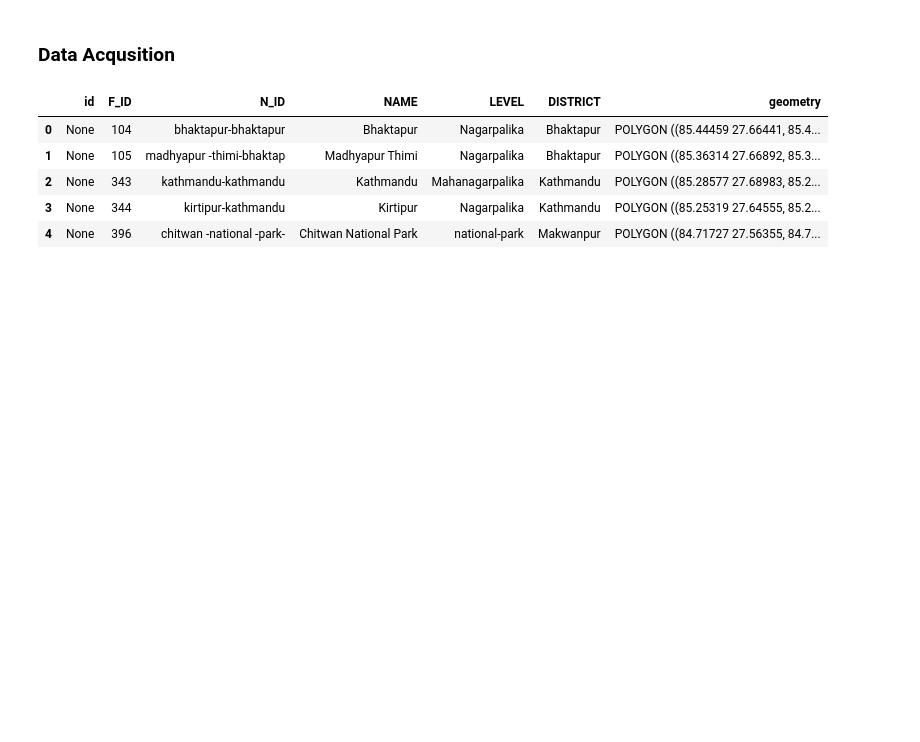
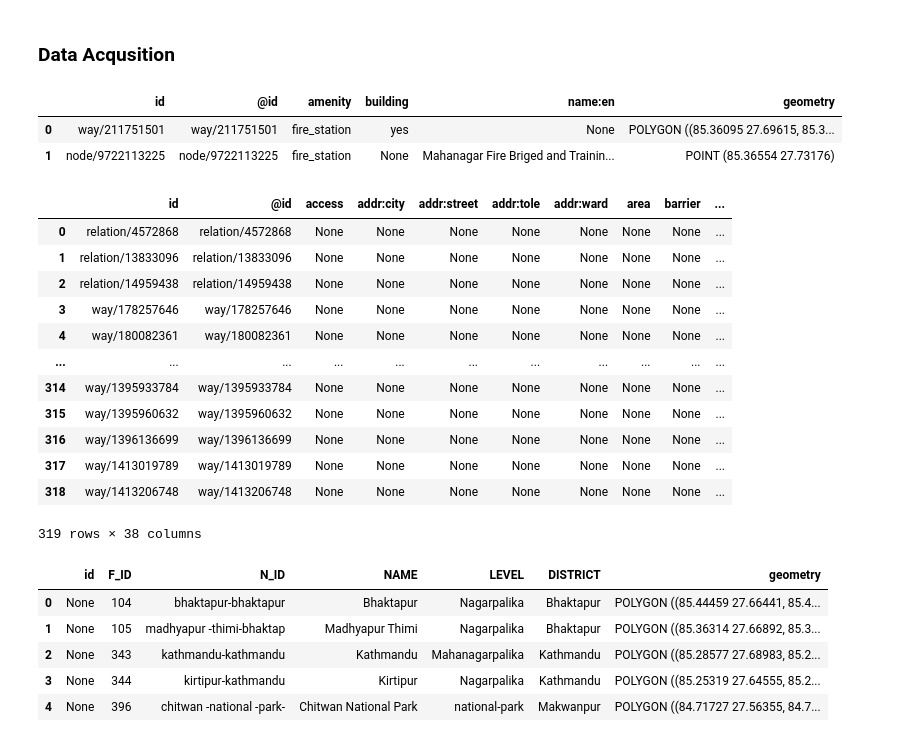
Before and after one commit to junggeyy/gis-notebooks, a Jupyter notebook: site_suitability_analysis.ipynb, the cells around one changed output. Drawn from its saved outputs; the diff is of its cells as text; code cells hidden in the pictures; blank space fills up the shorter version.

```diff
--- a/site_suitability_analysis.ipynb
+++ b/site_suitability_analysis.ipynb
@@ -22,10 +22,38 @@ data_path = '/content/drive/MyDrive/project_srcs/site-suitability-analysis/data'
 boundary_file = 'nepal-municipalities.geojson'
 roads_file = 'kmc-drivable-roads.geojson'
 dem_file = 'ktm-dem.tif'
+landuse_file = 'ktm-landuse.geojson'
+firestation_file = 'ktm-fire-stations.geojson'
 
 boundary_path = os.path.join(data_path, boundary_file)
 roads_path = os.path.join(data_path, roads_file)
 dem_path = os.path.join(data_path, dem_file)
+landuse_path = os.path.join(data_path, landuse_file)
+firestation_path = os.path.join(data_path, firestation_file)
+# %%
+ktm_firestation = gpd.read_file(firestation_path)
+ktm_firestation
+# %% [output]
+|  | id | @id | amenity | building | name:en | geometry |
+| 0 | way/211751501 | way/211751501 | fire_station | yes | None | POLYGON ((85.36095 27.69615, 85.3... |
+| 1 | node/9722113225 | node/9722113225 | fire_station | None | Mahanagar Fire Briged and Trainin... | POINT (85.36554 27.73176) |
+# %%
+ktm_landuse = gpd.read_file(landuse_path)
+ktm_landuse
+# %% [output]
+|  | id | @id | access | addr:city | addr:street | addr:tole | addr:ward | area | barrier | ... |
+| 0 | relation/4572868 | relation/4572868 | None | None | None | None | None | None | None | ... |
+| 1 | relation/13833096 | relation/13833096 | None | None | None | None | None | None | None | ... |
+| 2 | relation/14959438 | relation/14959438 | None | None | None | None | None | None | None | ... |
+| 3 | way/178257646 | way/178257646 | None | None | None | None | None | None | None | ... |
+| 4 | way/180082361 | way/180082361 | None | None | None | None | None | None | None | ... |
+| ... | ... | ... | ... | ... | ... | ... | ... | ... | ... | ... |
+| 314 | way/1395933784 | way/1395933784 | None | None | None | None | None | None | None | ... |
+| 315 | way/1395960632 | way/1395960632 | None | None | None | None | None | None | None | ... |
+| 316 | way/1396136699 | way/1396136699 | None | None | None | None | None | None | None | ... |
+| 317 | way/1413019789 | way/1413019789 | None | None | None | None | None | None | None | ... |
+| 318 | way/1413206748 | way/1413206748 | None | None | None | None | None | None | None | ... |
+319 rows × 38 columns
 # %%
 nepal_boundary = gpd.read_file(boundary_path)
 nepal_boundary.head()
```
Also changed, not shown: parts of 6 cells of this notebook.
